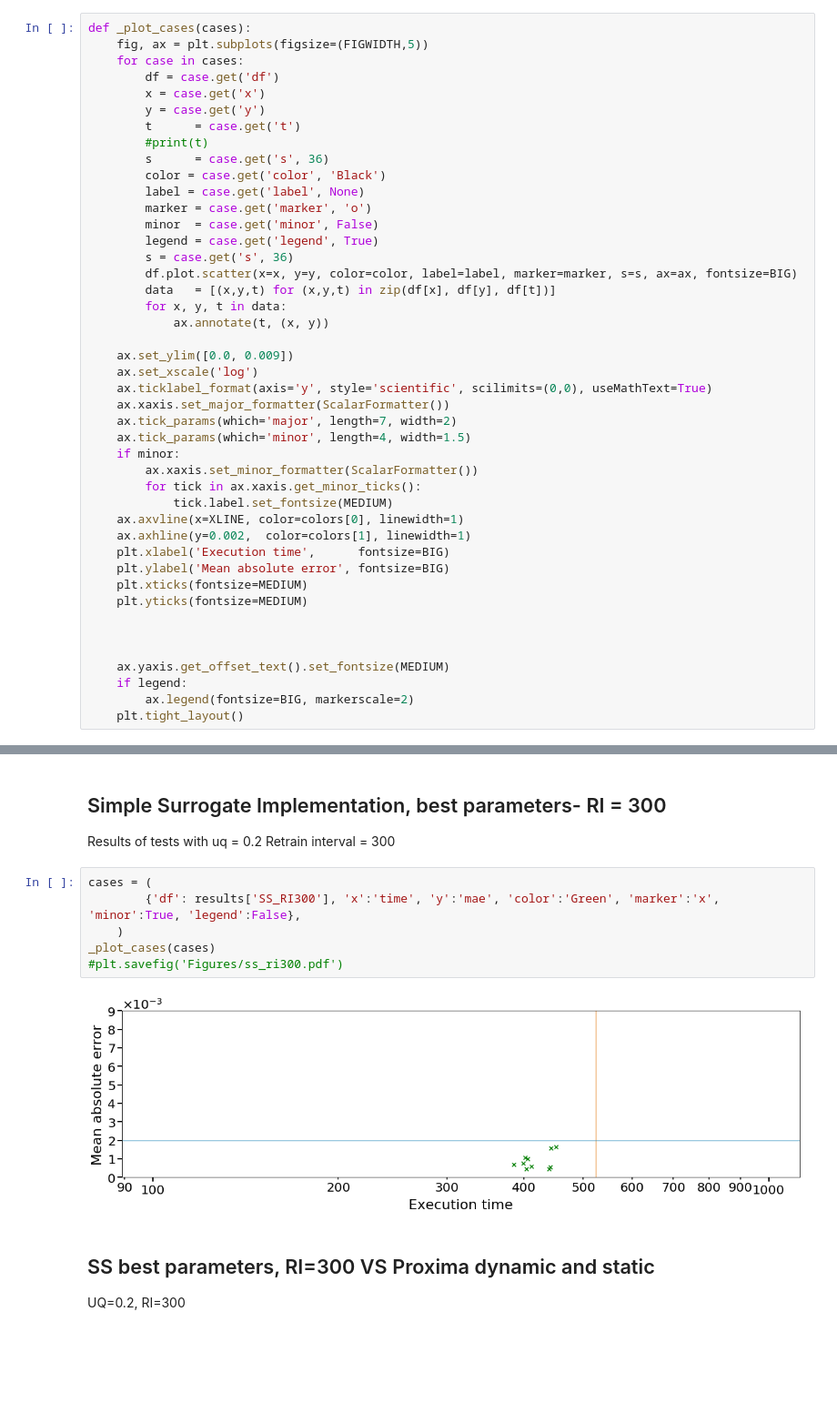
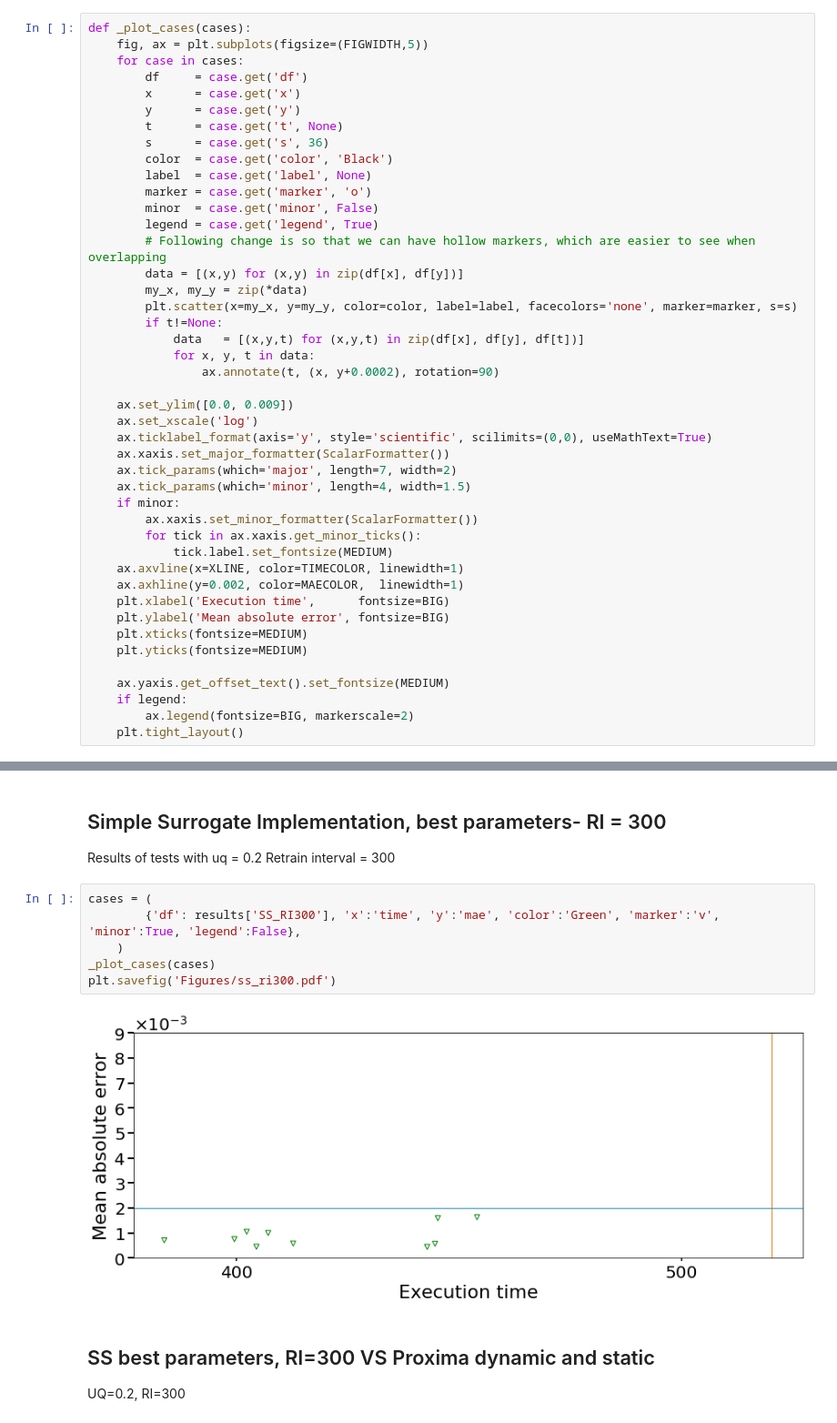
Before and after one commit to YulianaGomez/proxima_analysis, a Jupyter notebook: notebooks/Integrated.ipynb, the cells around one changed output, grey strips where cells are left out. Shown at 91% size. Cells and saved outputs as stored; diff of their text form; blank space fills up the shorter version.

```diff
--- a/notebooks/Integrated.ipynb
+++ b/notebooks/Integrated.ipynb
@@ -83,22 +96,24 @@ plt.savefig('Figures/TF_times.pdf')
 def _plot_cases(cases):
     fig, ax = plt.subplots(figsize=(FIGWIDTH,5))
     for case in cases:
-        df = case.get('df')
-        x = case.get('x')
-        y = case.get('y')
-        t      = case.get('t')
-        #print(t)
+        df     = case.get('df')
+        x      = case.get('x')
+        y      = case.get('y')
+        t      = case.get('t', None)
         s      = case.get('s', 36)
-        color = case.get('color', 'Black')
-        label = case.get('label', None)
+        color  = case.get('color', 'Black')
+        label  = case.get('label', None)
         marker = case.get('marker', 'o')
         minor  = case.get('minor', False)
         legend = case.get('legend', True)
-        s = case.get('s', 36)
-        df.plot.scatter(x=x, y=y, color=color, label=label, marker=marker, s=s, ax=ax, fontsize=BIG)
-        data   = [(x,y,t) for (x,y,t) in zip(df[x], df[y], df[t])]
-        for x, y, t in data:
-            ax.annotate(t, (x, y))
+        # Following change is so that we can have hollow markers, which are easier to see when overlapping
+        data = [(x,y) for (x,y) in zip(df[x], df[y])]
+        my_x, my_y = zip(*data)
+        plt.scatter(x=my_x, y=my_y, color=color, label=label, facecolors='none', marker=marker, s=s)
+        if t!=None:
+            data   = [(x,y,t) for (x,y,t) in zip(df[x], df[y], df[t])]
+            for x, y, t in data:
+                ax.annotate(t, (x, y+0.0002), rotation=90)
 
     ax.set_ylim([0.0, 0.009])
     ax.set_xscale('log')
@@ -110,15 +125,13 @@ def _plot_cases(cases):
         ax.xaxis.set_minor_formatter(ScalarFormatter())
         for tick in ax.xaxis.get_minor_ticks():
             tick.label.set_fontsize(MEDIUM)
-    ax.axvline(x=XLINE, color=colors[0], linewidth=1)
-    ax.axhline(y=0.002,  color=colors[1], linewidth=1)
+    ax.axvline(x=XLINE, color=TIMECOLOR, linewidth=1)
+    ax.axhline(y=0.002, color=MAECOLOR,  linewidth=1)
     plt.xlabel('Execution time',      fontsize=BIG)
     plt.ylabel('Mean absolute error', fontsize=BIG)
     plt.xticks(fontsize=MEDIUM)
     plt.yticks(fontsize=MEDIUM)
 
-
-
     ax.yaxis.get_offset_text().set_fontsize(MEDIUM)
     if legend:
         ax.legend(fontsize=BIG, markerscale=2)
@@ -285,12 +304,12 @@ _plot_cases(cases)
 Results of tests with uq = 0.2 Retrain interval = 300
 # %%
 cases = (
-        {'df': results['SS_RI300'], 'x':'time', 'y':'mae', 'color':'Green', 'marker':'x', 'minor':True, 'legend':False},
+        {'df': results['SS_RI300'], 'x':'time', 'y':'mae', 'color':'Green', 'marker':'v', 'minor':True, 'legend':False},
     )
 _plot_cases(cases)
-#plt.savefig('Figures/ss_ri300.pdf')
+plt.savefig('Figures/ss_ri300.pdf')
 # %% [output]
-[figure, old version]
+[figure, new version]
 # %% [markdown]
 ## SS best parameters, RI=300 VS Proxima dynamic and static
 UQ=0.2, RI=300
```
Also changed, not shown: parts of 22 cells of this notebook.
